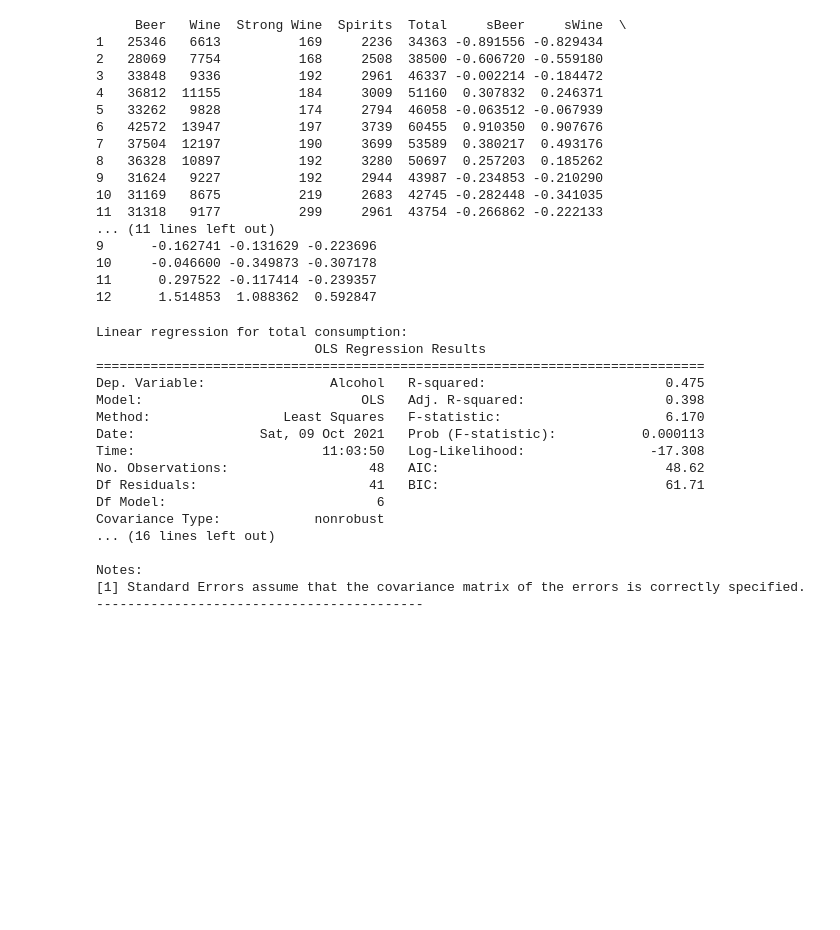
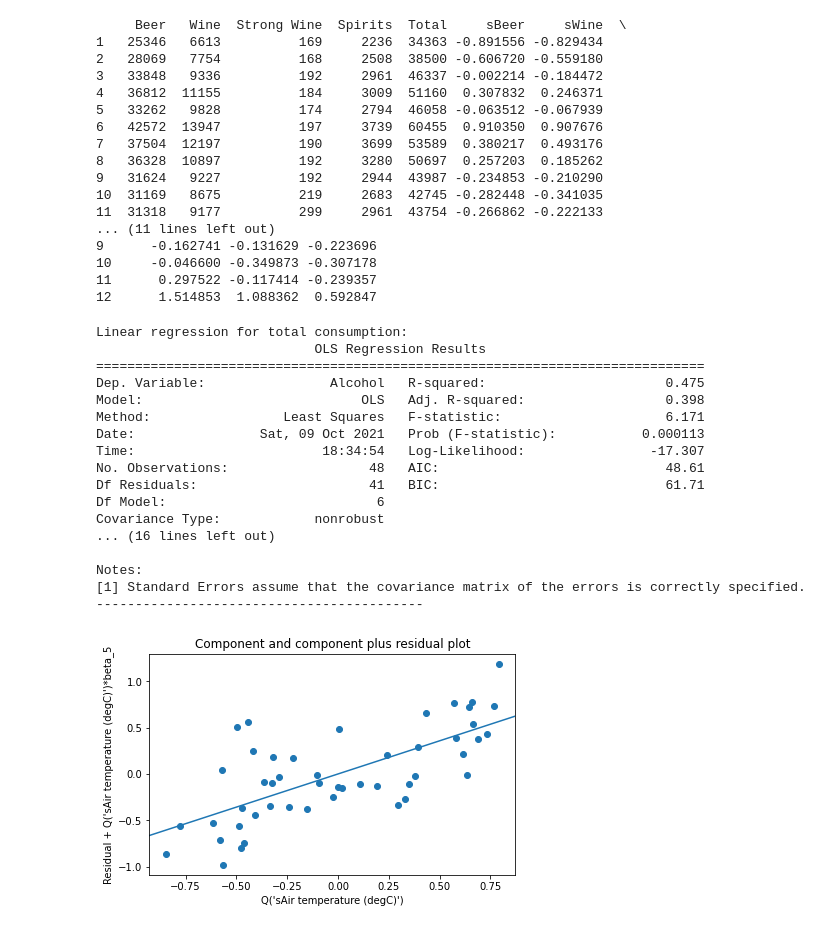
Before and after one commit to DataScience-MiniProjects/IDS-MiniProject, a Jupyter notebook: project-notebook.ipynb, the cells around one changed output. Cells and saved outputs as stored; diff of their text form; code cells hidden in the pictures; blank space fills up the shorter version.

Commit message:
plots for linear regression

```diff
--- a/project-notebook.ipynb
+++ b/project-notebook.ipynb
@@ -422,13 +431,16 @@ def process_data_for_lr(alc_column: str):
 # LINEAR REGRESSION OF WHOLE DATA
 # statsmodels version
 
-def linear_regression(alc_type: str):
-    (X, y) = process_data_for_lr(alc_type)
+def linear_regression(alc_type: str, sun=False):
+    (X, y) = process_data_for_lr(alc_type, sun)
     df = pd.concat([y, X], axis=1).rename({alc_type: "Alcohol"}, axis=1)
-    model = "Alcohol ~ Q('sCloud cover (1/8)') + Q('sAir pressure(msl) (hPa)') + Q('sPrecipitation (mm)') + Q('sSnow depth (cm)') + Q('sAir temperature (degC)') + Q('Wind speed (m/s)')"
+    if sun == True:
+        model = "Alcohol ~ Q('sCloud cover (1/8)') + Q('sAir pressure(msl) (hPa)') + Q('sPrecipitation (mm)') + Q('sSnow depth (cm)') + Q('sAir temperature (degC)') + Q('Wind speed (m/s)') + Q('Sunshine duration (s/min)')"
+    else:
+        model = "Alcohol ~ Q('sCloud cover (1/8)') + Q('sAir pressure(msl) (hPa)') + Q('sPrecipitation (mm)') + Q('sSnow depth (cm)') + Q('sAir temperature (degC)') + Q('Wind speed (m/s)')"
     #model = "Alcohol ~ Cloud cover (1/8) + Air pressure(msl) (hPa) + Precipitation (mm) + Snow depth (cm) + Air temperature (degC) + Wind speed (m/s)"
     fit=smf.ols(model, data=df).fit()
-    return (fit.summary(), fit.params)
+    return (fit.summary(), fit.params, fit)
 
 print("Linear regression for total consumption:")
 
@@ -440,10 +452,10 @@ Linear regression for total consumption:
 ==============================================================================
 Dep. Variable:                Alcohol   R-squared:                       0.475
 Model:                            OLS   Adj. R-squared:                  0.398
-Method:                 Least Squares   F-statistic:                     6.170
+Method:                 Least Squares   F-statistic:                     6.171
 Date:                Sat, 09 Oct 2021   Prob (F-statistic):           0.000113
-Time:                        11:03:50   Log-Likelihood:                -17.308
-No. Observations:                  48   AIC:                             48.62
+Time:                        18:34:54   Log-Likelihood:                -17.307
+No. Observations:                  48   AIC:                             48.61
 Df Residuals:                      41   BIC:                             61.71
 Df Model:                           6
 Covariance Type:            nonrobust
@@ -452,6 +464,13 @@ Covariance Type:            nonrobust
 Notes:
 [1] Standard Errors assume that the covariance matrix of the errors is correctly specified.
 ------------------------------------------
+# %%
+#Total regression graphs
+modelAll = linear_regression("sTotal")[2]
+figure = sm.graphics.plot_ccpr(modelAll, 5)
+figure.tight_layout(pad=1.0)
+# %% [output]
+[figure, added]
 # %%
 print("Linear regression for beer consumption:")
 print(linear_regression("sBeer")[0])
```
Also changed, not shown: parts of 11 cells of this notebook.
